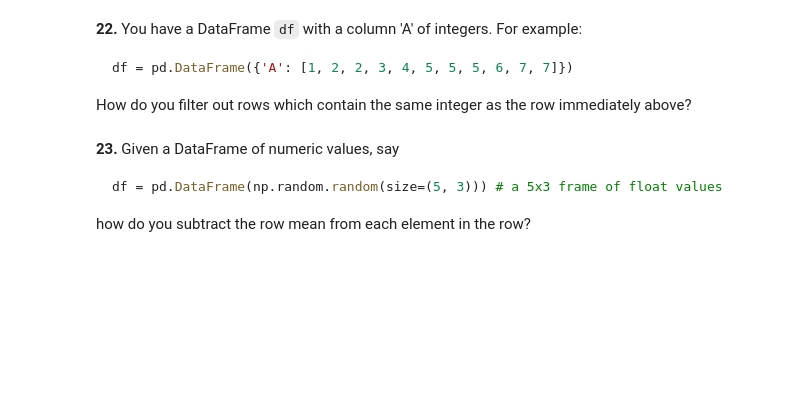
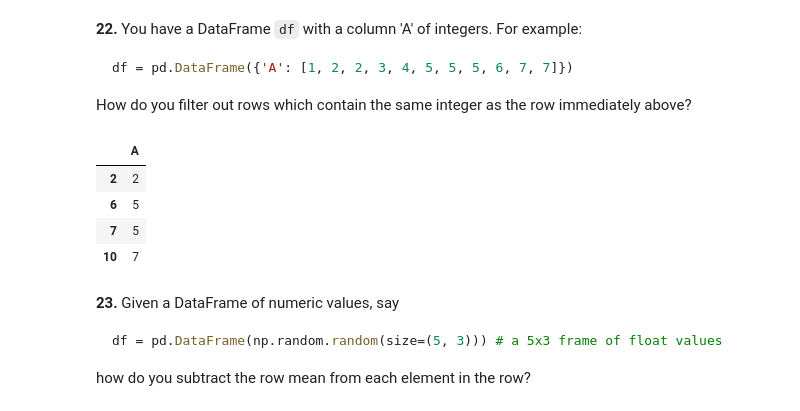
Before and after one commit to suicideBomber1/100-pandas-puzzles, a Jupyter notebook: 100-pandas-puzzles-suicideBomber1-solutions.ipynb, the cells around one changed output. Drawn from its saved outputs; the diff is of its cells as text; code cells hidden in the pictures; blank space fills up the shorter version.

````diff
--- a/100-pandas-puzzles-suicideBomber1-solutions.ipynb
+++ b/100-pandas-puzzles-suicideBomber1-solutions.ipynb
@@ -354,6 +354,17 @@ df = pd.DataFrame({'A': [1, 2, 2, 3, 4, 5, 5, 5, 6, 7, 7]})
 ```
 
 How do you filter out rows which contain the same integer as the row immediately above?
+# %%
+import pandas as pd
+
+df = pd.DataFrame({'A': [1, 2, 2, 3, 4, 5, 5, 5, 6, 7, 7]})
+df[df.duplicated()]
+# %% [output]
+|  | A |
+| 2 | 2 |
+| 6 | 5 |
+| 7 | 5 |
+| 10 | 7 |
 # %% [markdown]
 **23.** Given a DataFrame of numeric values, say
 ```python
````
Also changed, not shown: parts of 5 cells of this notebook.
